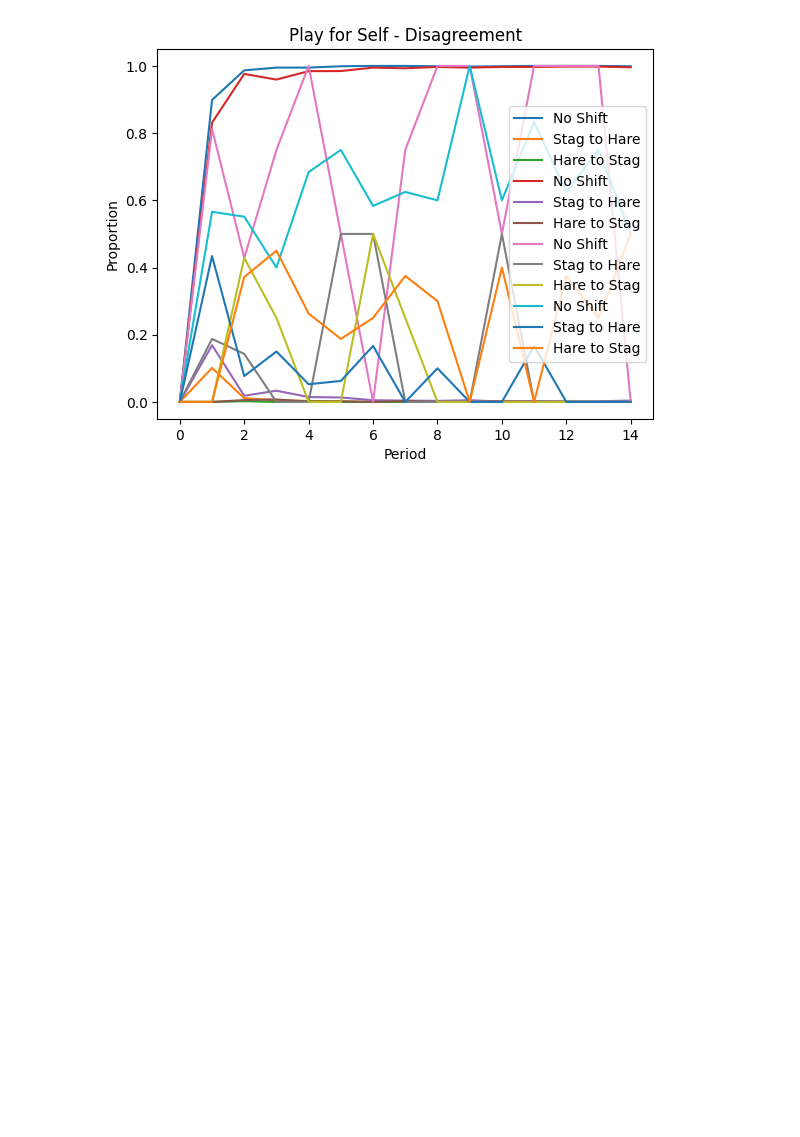
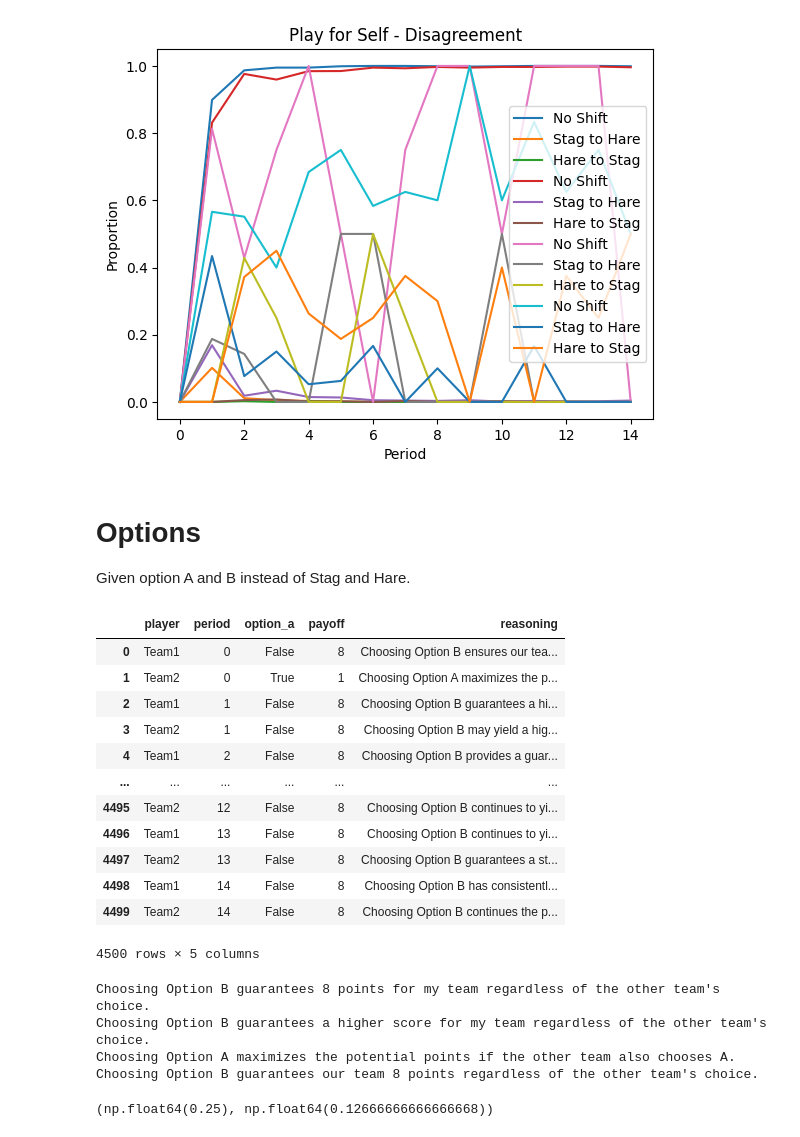
Before and after one commit to Tsangares/llm_responsibility, a Jupyter notebook: replication.ipynb, the cells around one changed output. Cells and saved outputs as stored; diff of their text form; code cells hidden in the pictures; blank space fills up the shorter version.

```diff
--- a/replication.ipynb
+++ b/replication.ipynb
@@ -842,3 +846,36 @@ Play for Pair - Agreement     period   shift_label  count  proportion
 43      14  Stag to Hare    0.0    0.000000
 44      14  Hare to Stag    1.0    0.500000
 [figure]
+# %% [markdown]
+# Options
+Given option A and B instead of Stag and Hare.
+# %%
+pp_df = pd.read_csv('./dist/pp_df_1738973049.csv')
+ps_df = pd.read_csv('./dist/ps_df_1738973049.csv')
+pp_df
+# %% [output]
+|  | player | period | option_a | payoff | reasoning |
+| 0 | Team1 | 0 | False | 8 | Choosing Option B ensures our tea... |
+| 1 | Team2 | 0 | True | 1 | Choosing Option A maximizes the p... |
+| 2 | Team1 | 1 | False | 8 | Choosing Option B guarantees a hi... |
+| 3 | Team2 | 1 | False | 8 | Choosing Option B may yield a hig... |
+| 4 | Team1 | 2 | False | 8 | Choosing Option B provides a guar... |
+| ... | ... | ... | ... | ... | ... |
+| 4495 | Team2 | 12 | False | 8 | Choosing Option B continues to yi... |
+| 4496 | Team1 | 13 | False | 8 | Choosing Option B continues to yi... |
+| 4497 | Team2 | 13 | False | 8 | Choosing Option B guarantees a st... |
+| 4498 | Team1 | 14 | False | 8 | Choosing Option B has consistentl... |
+| 4499 | Team2 | 14 | False | 8 | Choosing Option B continues the p... |
+4500 rows × 5 columns
+# %%
+for reasoning,count in pp_df[pp_df['period']==0]['reasoning'].value_counts().iloc[0:4].items():
+    print(reasoning)
+# %% [output]
+Choosing Option B guarantees 8 points for my team regardless of the other team's choice.
+Choosing Option B guarantees a higher score for my team regardless of the other team's choice.
+Choosing Option A maximizes the potential points if the other team also chooses A.
+Choosing Option B guarantees our team 8 points regardless of the other team's choice.
+# %%
+pp_df[pp_df['period']==0]['option_a'].mean(), ps_df[ps_df['period']==0]['option_a'].mean()
+# %% [output]
+(np.float64(0.25), np.float64(0.12666666666666668))
```
Also changed, not shown: parts of 3 cells of this notebook, 6 other files.
